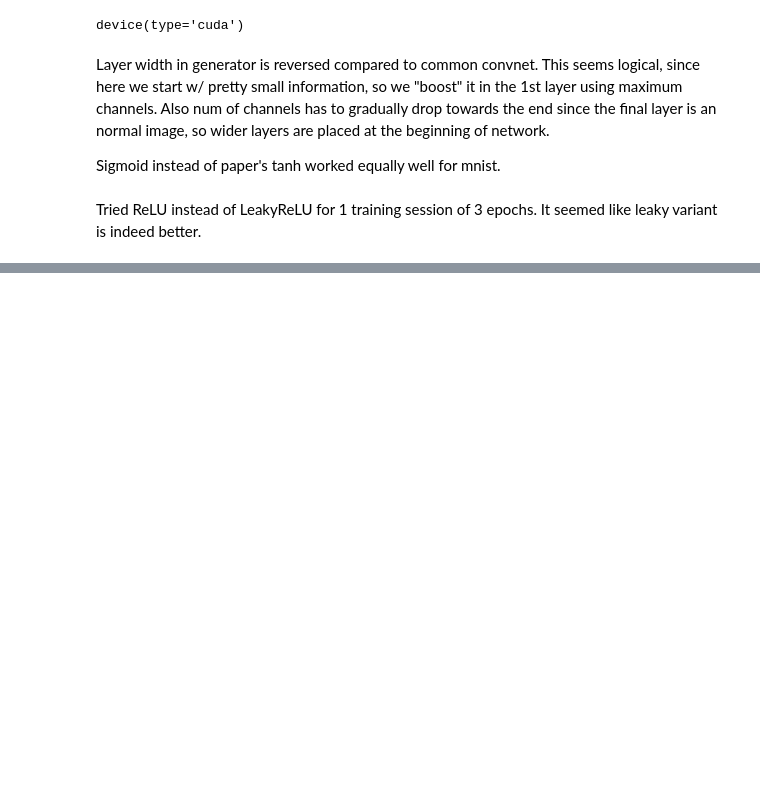
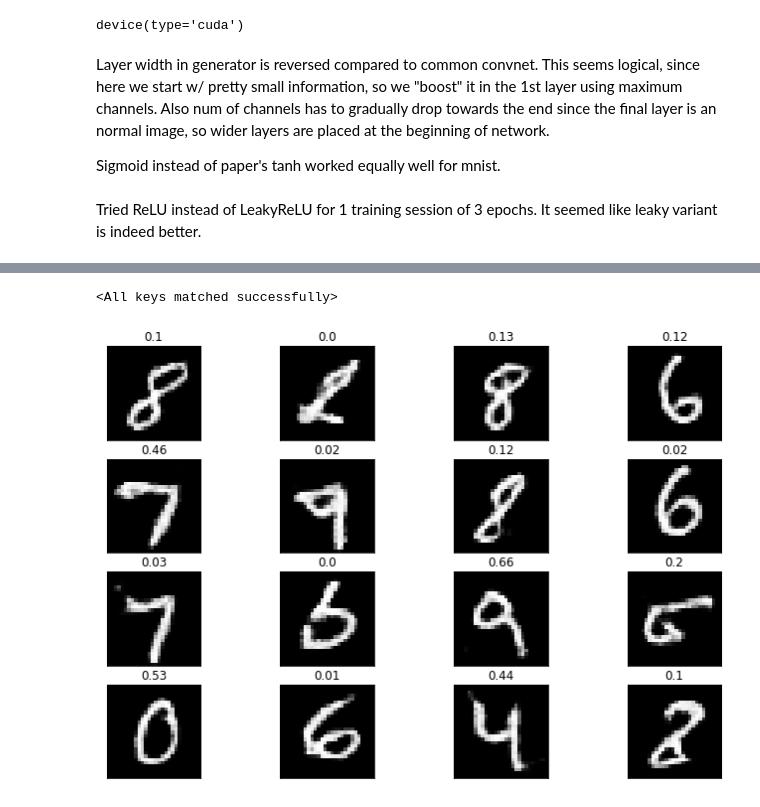
Before and after one commit to eugenefil/ml, a Jupyter notebook: mnist-gan.ipynb, the cells around one changed output, grey strips where cells are left out. Drawn from its saved outputs; the diff is of its cells as text; code cells hidden in the pictures; blank space fills up the shorter version.

```diff
--- a/mnist-gan.ipynb
+++ b/mnist-gan.ipynb
@@ -130,0 +240,9 @@ for i in range(n):
+# %%
+gen.load_state_dict(torch.load('mnist-gan-gen.pt'))
+discr.load_state_dict(torch.load('mnist-gan-discr.pt'))
+# %% [output]
+<All keys matched successfully>
+# %%
+showimgs(4)
+# %% [output]
+[figure, added]
```
Also changed, not shown: parts of 18 cells of this notebook.
